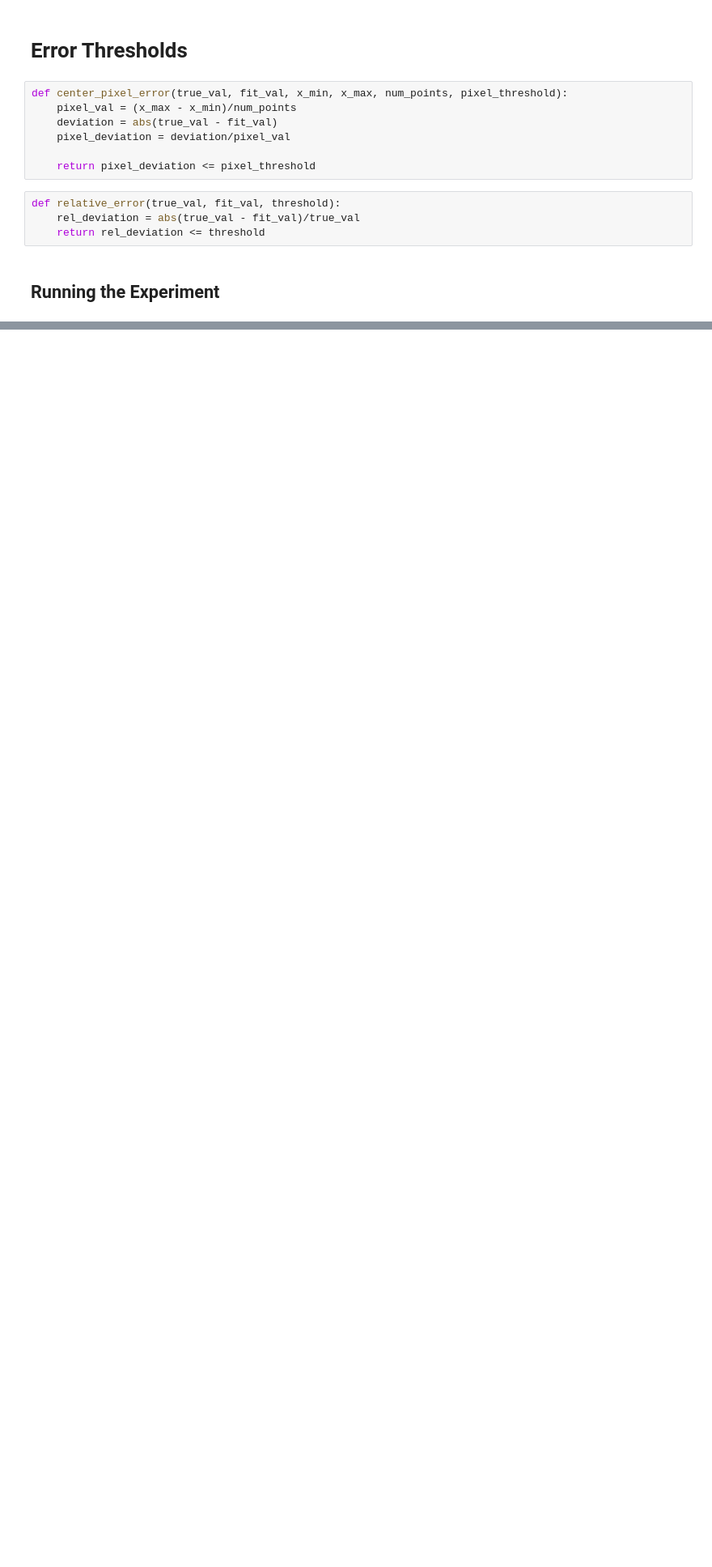
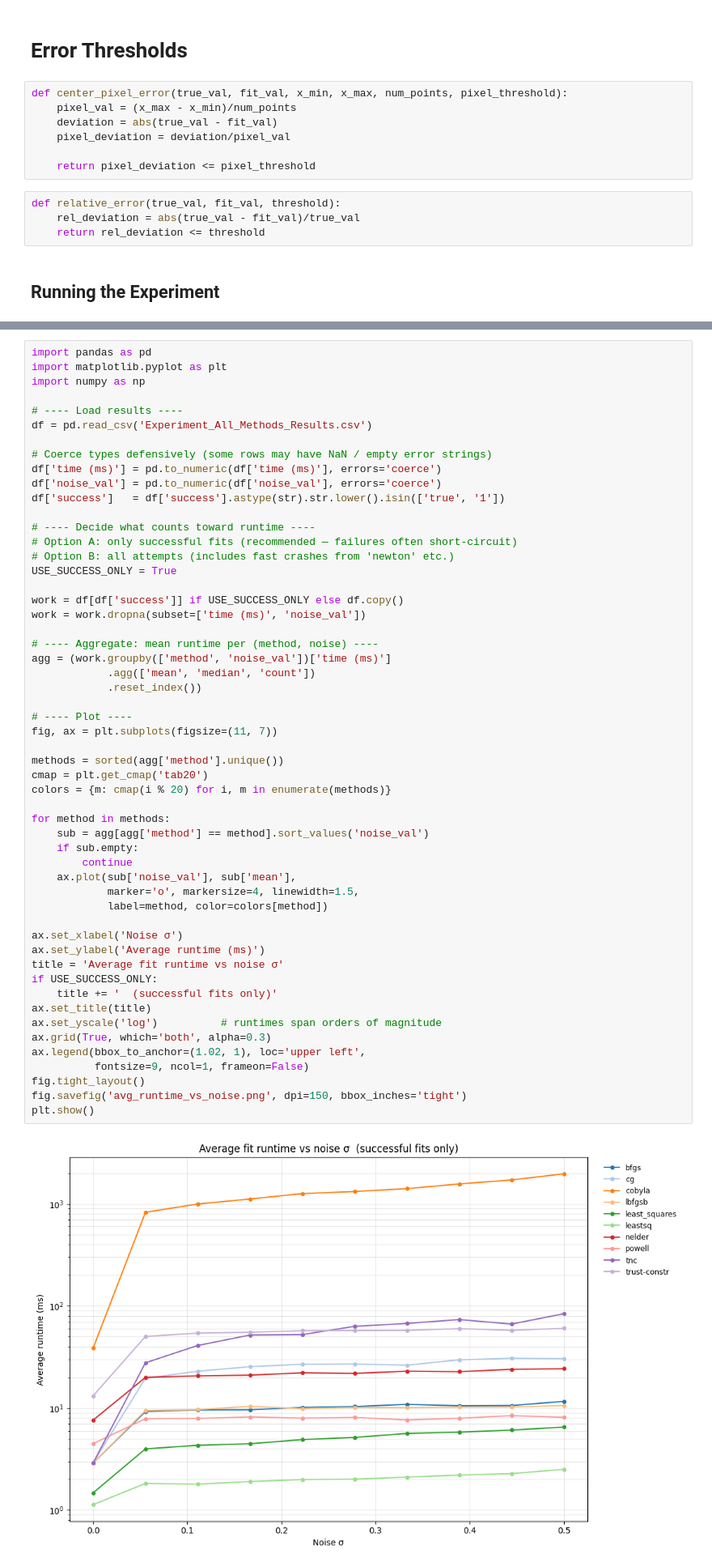
Before and after one commit to SauloSamps/Raman-Fitting-Pipeline, a Jupyter notebook: code/labs/Experiments_Fitting_Tolerances.ipynb, the cells around one changed output, grey strips where cells are left out. Shown at 81% size. Saved outputs shown, nothing was run; the diff lists cells and outputs as text; blank space fills up the shorter version.

```diff
--- a/code/labs/Experiments_Fitting_Tolerances.ipynb
+++ b/code/labs/Experiments_Fitting_Tolerances.ipynb
@@ -118,0 +285,56 @@ with open('Experiment_I_Results.csv', 'w', newline='') as savefile:
+# %%
+import pandas as pd
+import matplotlib.pyplot as plt
+import numpy as np
+
+# ---- Load results ----
+df = pd.read_csv('Experiment_All_Methods_Results.csv')
+
+# Coerce types defensively (some rows may have NaN / empty error strings)
+df['time (ms)'] = pd.to_numeric(df['time (ms)'], errors='coerce')
+df['noise_val'] = pd.to_numeric(df['noise_val'], errors='coerce')
+df['success']   = df['success'].astype(str).str.lower().isin(['true', '1'])
+
+# ---- Decide what counts toward runtime ----
+# Option A: only successful fits (recommended — failures often short-circuit)
+# Option B: all attempts (includes fast crashes from 'newton' etc.)
+USE_SUCCESS_ONLY = True
+
+work = df[df['success']] if USE_SUCCESS_ONLY else df.copy()
+work = work.dropna(subset=['time (ms)', 'noise_val'])
+
+# ---- Aggregate: mean runtime per (method, noise) ----
+agg = (work.groupby(['method', 'noise_val'])['time (ms)']
+            .agg(['mean', 'median', 'count'])
+            .reset_index())
+
+# ---- Plot ----
+fig, ax = plt.subplots(figsize=(11, 7))
+
+methods = sorted(agg['method'].unique())
+cmap = plt.get_cmap('tab20')
+colors = {m: cmap(i % 20) for i, m in enumerate(methods)}
+
+for method in methods:
+    sub = agg[agg['method'] == method].sort_values('noise_val')
+    if sub.empty:
+        continue
+    ax.plot(sub['noise_val'], sub['mean'],
+            marker='o', markersize=4, linewidth=1.5,
+            label=method, color=colors[method])
+
+ax.set_xlabel('Noise σ')
+ax.set_ylabel('Average runtime (ms)')
+title = 'Average fit runtime vs noise σ'
+if USE_SUCCESS_ONLY:
+    title += '  (successful fits only)'
+ax.set_title(title)
+ax.set_yscale('log')          # runtimes span orders of magnitude
+ax.grid(True, which='both', alpha=0.3)
+ax.legend(bbox_to_anchor=(1.02, 1), loc='upper left',
+          fontsize=9, ncol=1, frameon=False)
+fig.tight_layout()
+fig.savefig('avg_runtime_vs_noise.png', dpi=150, bbox_inches='tight')
+plt.show()
+# %% [output]
+[figure, added]
```
Also changed, not shown: parts of 6 cells of this notebook, 1 other file.
